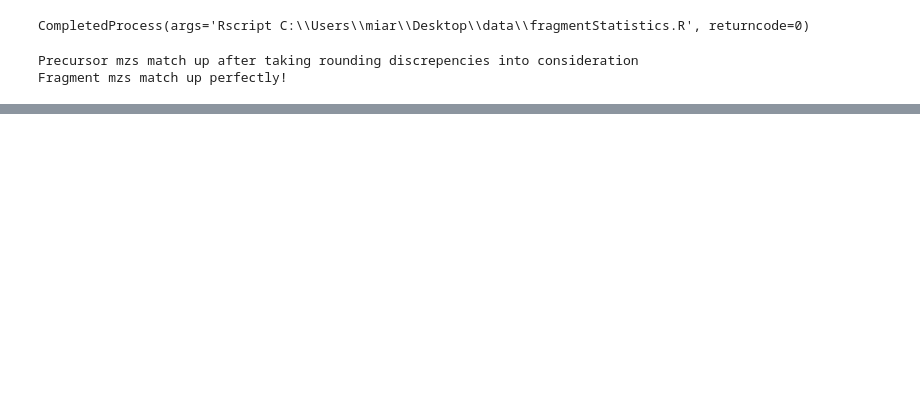
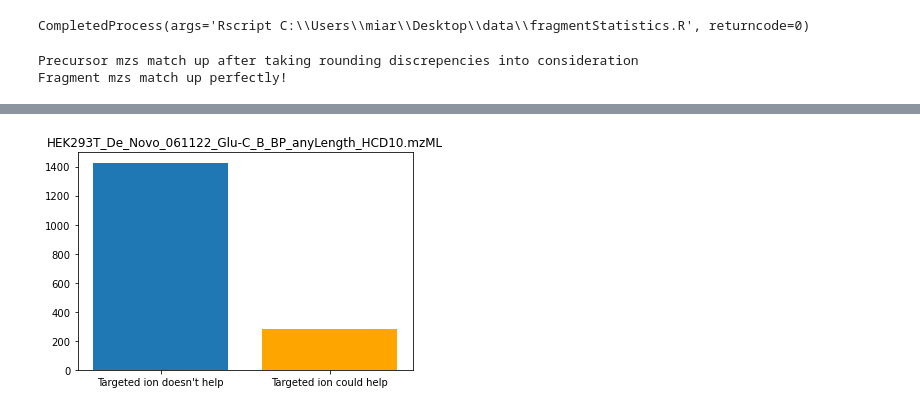
Before and after one commit to miaruppel/DeNovo, a Jupyter notebook: DeNovo_main.ipynb, the cells around one changed output, grey strips where cells are left out. Cells and saved outputs as stored; diff of their text form; code cells hidden in the pictures; blank space fills up the shorter version.

```diff
--- a/DeNovo_main.ipynb
+++ b/DeNovo_main.ipynb
@@ -482,4 +462,13 @@ for i in checkfrags_df.index:
 
             if any(loc == int(checkfrags_df['"nTerminusEnd"'][i]) for loc in checkMS3['Locations_Found'][index]):
                 found.append('Location matched')
+# %%
+# visualize the percentage of fragments that could potentially be found in MS3
+plt.title(mzML)
+plt.bar('Targeted ion doesn\'t help', len(ms3no_help))
+plt.bar('Targeted ion could help', len(ms3could_help), color='orange')
+
+plt.show()
+# %% [output]
+[figure, added]
 # %%
```
Also changed, not shown: parts of 8 cells of this notebook.
